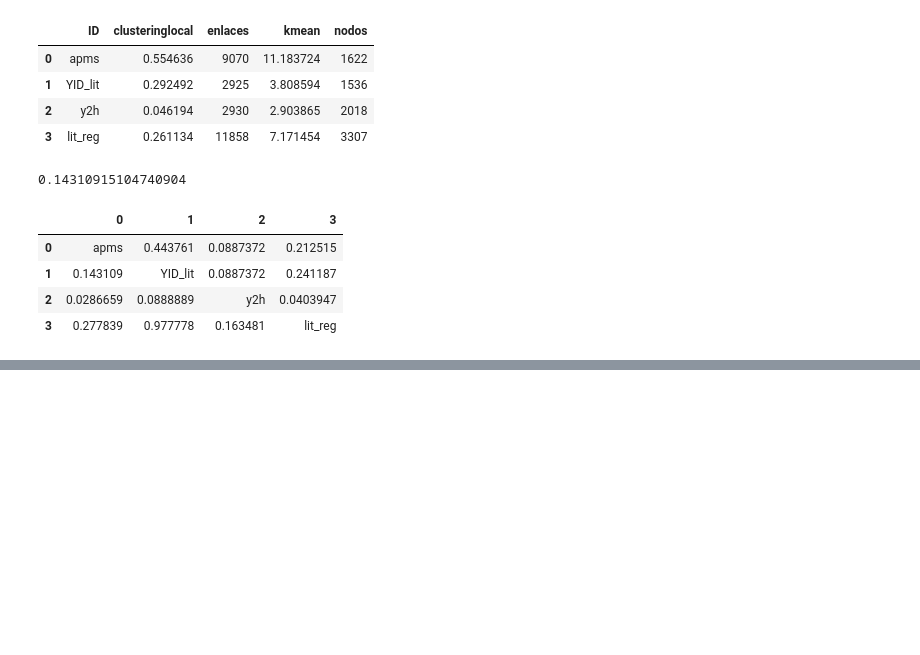
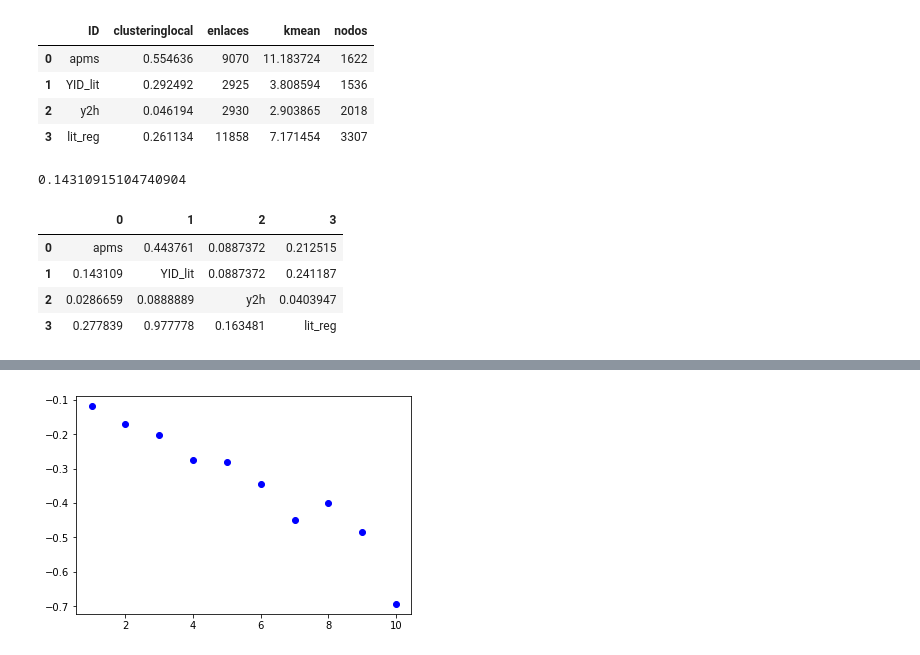
Before and after one commit to alangivre/TP2, a Jupyter notebook: TP_2/TP2.ipynb, the cells around one changed output, grey strips where cells are left out. Cells and saved outputs as stored; diff of their text form; code cells hidden in the pictures; blank space fills up the shorter version.

Commit message:
tabla 3, fig 3, tabla 2HE

```diff
--- a/TP_2/TP2.ipynb
+++ b/TP_2/TP2.ipynb
@@ -377,0 +363,29 @@ print(G1.degree())
+# %%
+#Tabla de HE
+Grafo=G4.copy()
+HEnorm={}
+HEessencial={}
+for nodo in Grafo.nodes():
+    grado=Grafo.degree(nodo)
+    if grado<11:
+        try:
+            HEnorm[grado]+=1
+        except:
+            HEnorm[grado]=1
+
+        if nodo in essential:
+            try:
+                HEessencial[grado]+=1
+            except:
+                HEessencial[grado]=1
+
+Porc={}
+for i in sorted(HEnorm.keys()):
+    try:
+        Porc[i]=log(1-(HEessencial[i]/HEnorm[i]))
+    except:
+        Porc[i]=log(1)
+plt.plot(Porc.keys(),Porc.values(),'bo')
+plt.show()
+# %% [output]
+[figure, added]
```
Also changed, not shown: parts of 20 cells of this notebook.
